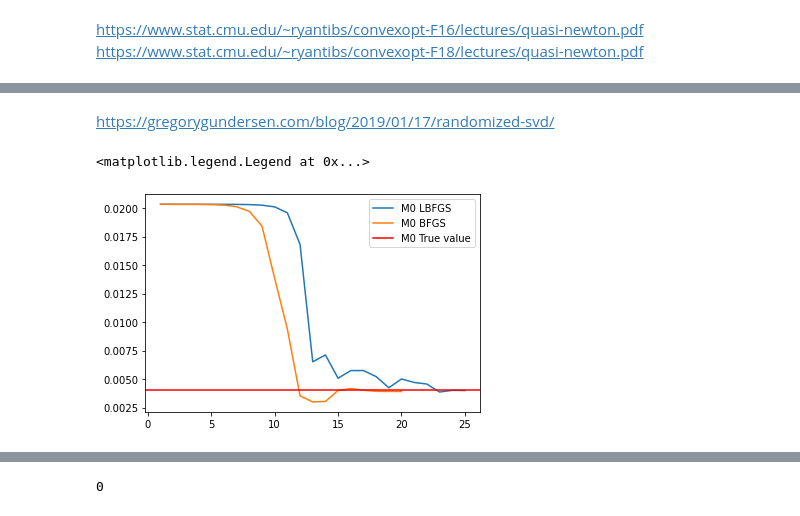
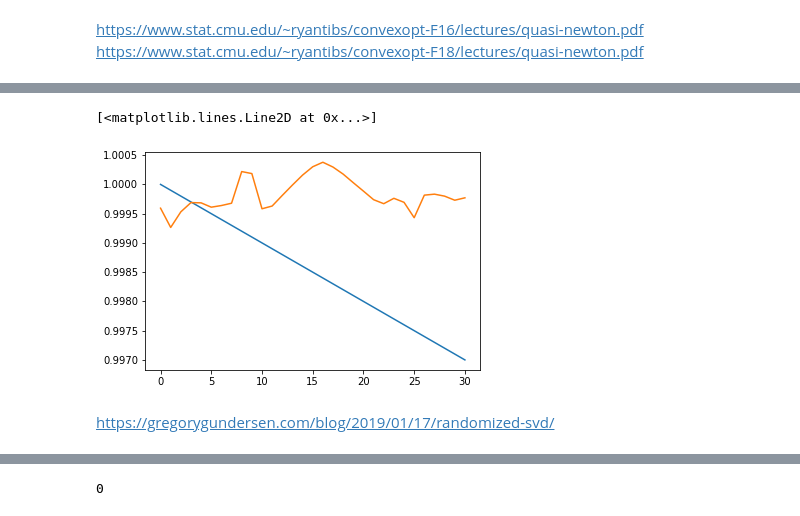
Before and after one commit to Shreyas911/tutorial_inverse_problem, a Jupyter notebook: optimization.ipynb, the cells around one changed output, grey strips where cells are left out. Saved outputs shown, nothing was run; the diff lists cells and outputs as text; code cells hidden in the pictures.

```diff
--- a/optimization.ipynb
+++ b/optimization.ipynb
@@ -288,10 +317,8 @@ iter = 25; M0 = 0.003993637077670818; M1 = 0.00020044473338280247; Loss = 0.0009
+# %%
+plt.plot(b_true)
+plt.plot(state[nx+1:])
+# %% [output]
+[<matplotlib.lines.Line2D at 0x...>]
+[figure, added]
 # %% [markdown]
 https://gregorygundersen.com/blog/2019/01/17/randomized-svd/
-# %%
-plt.plot(np.arange(1, MAX_ITERS+1), M0_list_LBFGS, label = "M0 LBFGS")
-plt.plot(np.arange(1, 21), M0_list, label = "M0 BFGS")
-plt.axhline(0.004, c ='red', label = "M0 True value")
-plt.legend()
-# %% [output]
-<matplotlib.legend.Legend at 0x...>
-[figure, removed]
```
Also changed, not shown: parts of 18 cells of this notebook, 17 other files.
